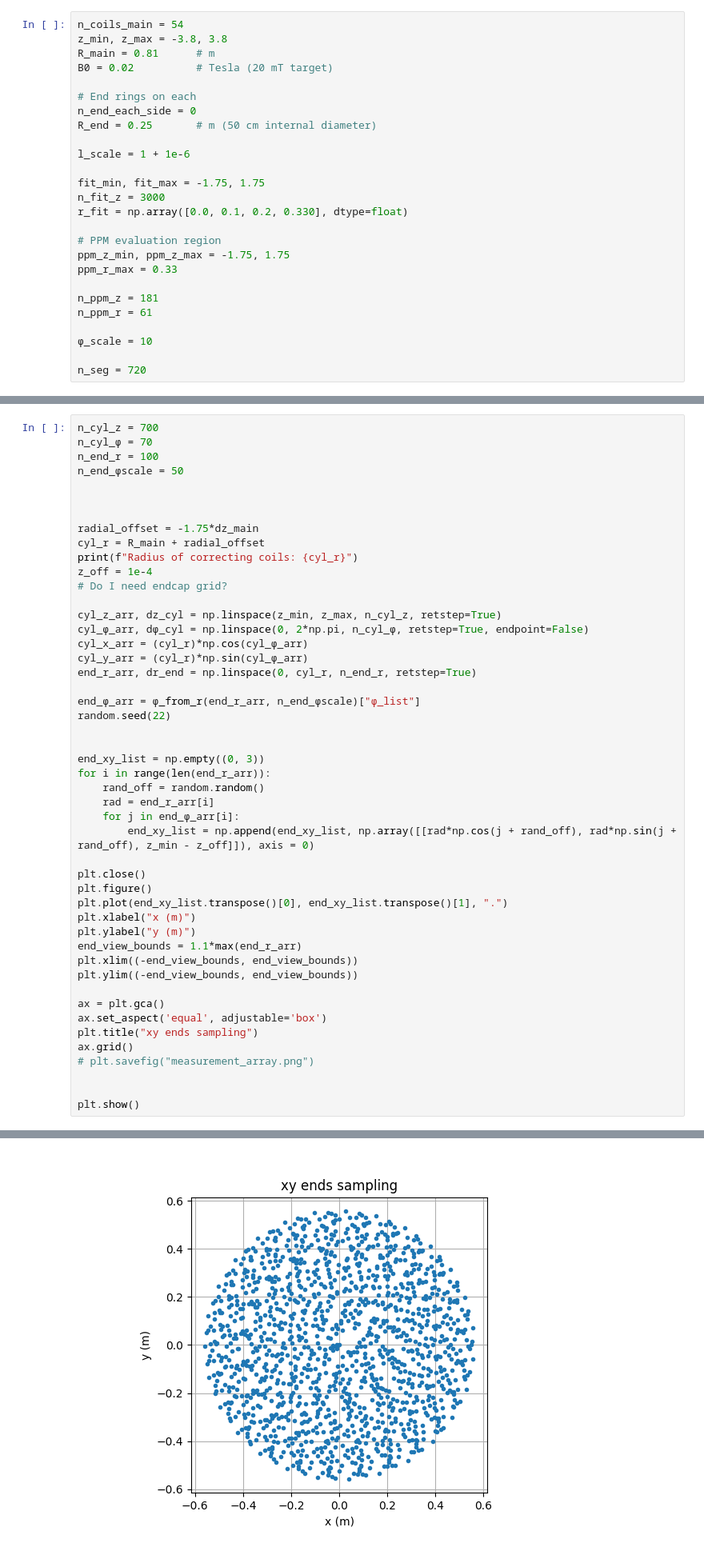
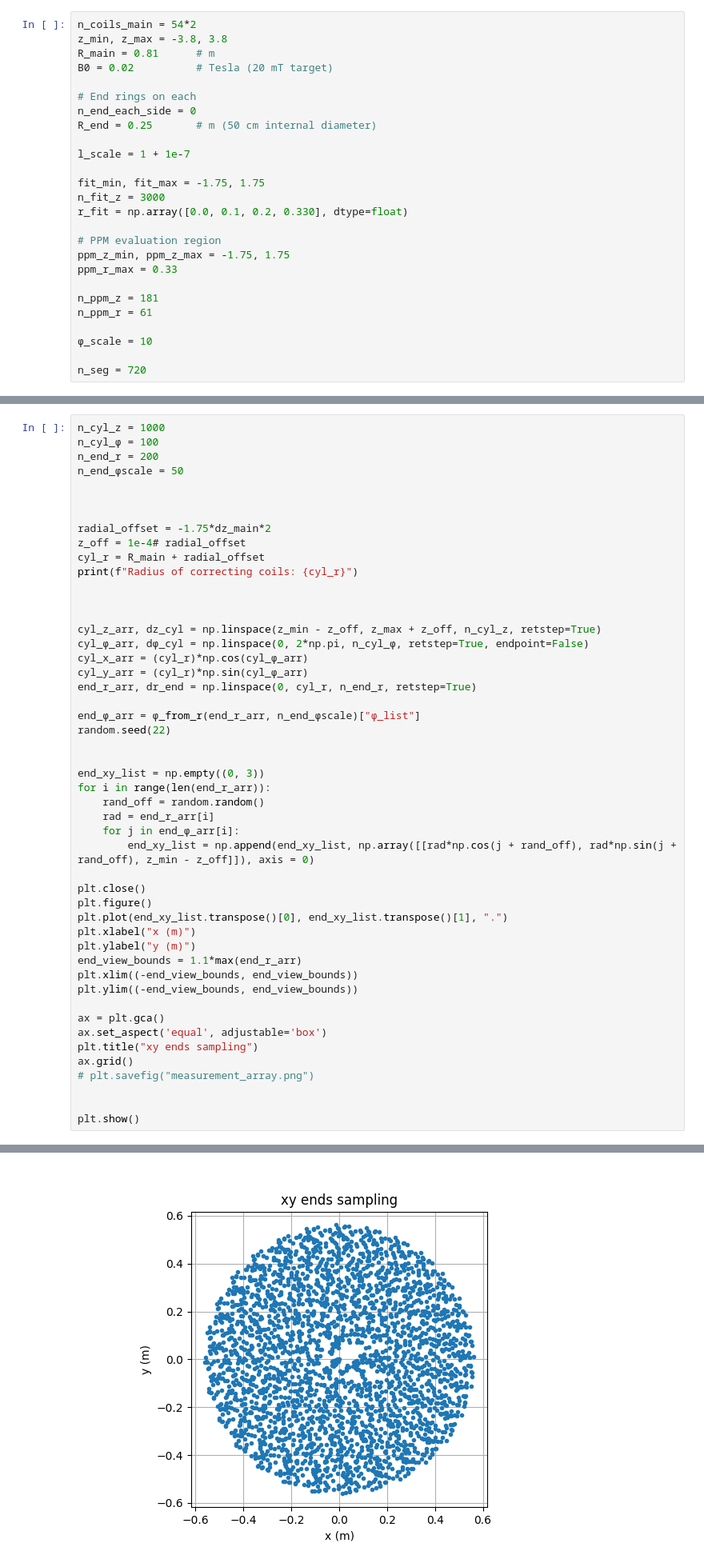
Before and after one commit to jseguine/Project8_bfield, a Jupyter notebook: bfield_deviation.ipynb, the cells around one changed output, grey strips where cells are left out. Shown at 80% size. Cells and saved outputs as stored; diff of their text form.

```diff
--- a/bfield_deviation.ipynb
+++ b/bfield_deviation.ipynb
@@ -17,7 +17,7 @@ import random
 # %% [markdown]
 Set parameters for use during this run:
 # %%
-n_coils_main = 54
+n_coils_main = 54*2
 z_min, z_max = -3.8, 3.8
 R_main = 0.81      # m
 B0 = 0.02          # Tesla (20 mT target)
@@ -26,7 +26,7 @@ B0 = 0.02          # Tesla (20 mT target)
 n_end_each_side = 0
 R_end = 0.25       # m (50 cm internal diameter)
 
-l_scale = 1 + 1e-6
+l_scale = 1 + 1e-7
 
 fit_min, fit_max = -1.75, 1.75
 n_fit_z = 3000
@@ -1076,20 +1076,21 @@ plt.show()
 # %% [markdown]
 # Cylinder Sampling
 # %%
-n_cyl_z = 700
-n_cyl_φ = 70
-n_end_r = 100
+n_cyl_z = 1000
+n_cyl_φ = 100
+n_end_r = 200
 n_end_φscale = 50
 
 
 
-radial_offset = -1.75*dz_main
+radial_offset = -1.75*dz_main*2
+z_off = 1e-4# radial_offset
 cyl_r = R_main + radial_offset
 print(f"Radius of correcting coils: {cyl_r}")
-z_off = 1e-4
-# Do I need endcap grid?
 
-cyl_z_arr, dz_cyl = np.linspace(z_min, z_max, n_cyl_z, retstep=True)
+
+
+cyl_z_arr, dz_cyl = np.linspace(z_min - z_off, z_max + z_off, n_cyl_z, retstep=True)
 cyl_φ_arr, dφ_cyl = np.linspace(0, 2*np.pi, n_cyl_φ, retstep=True, endpoint=False)
 cyl_x_arr = (cyl_r)*np.cos(cyl_φ_arr)
 cyl_y_arr = (cyl_r)*np.sin(cyl_φ_arr)
@@ -1128,4 +1129,4 @@ Radius of correcting coils: 0.5590566037735849
-[figure, old version]
+[figure, new version]
 # %%
 
 
```
Also changed, not shown: parts of 42 cells of this notebook, 14 other files.
